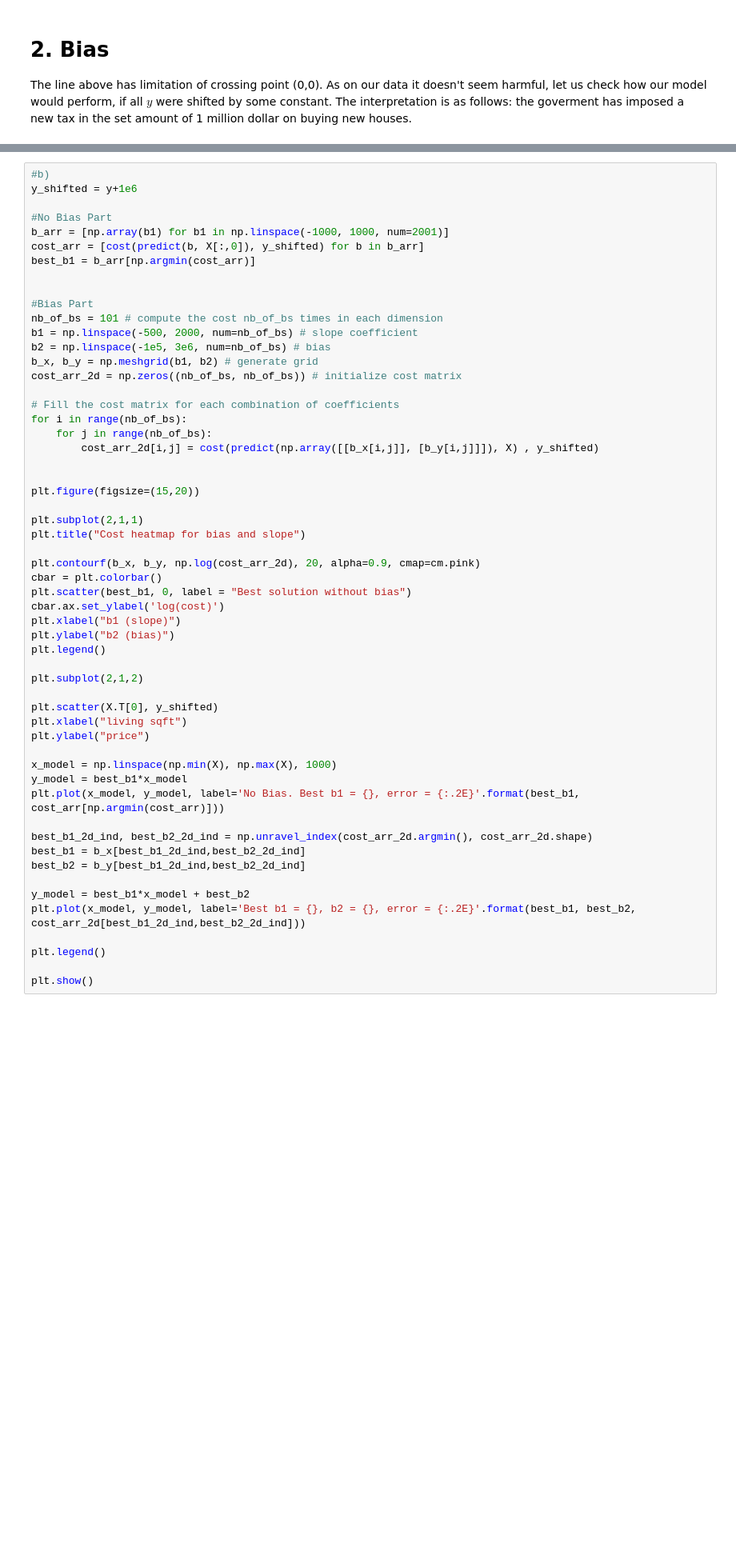
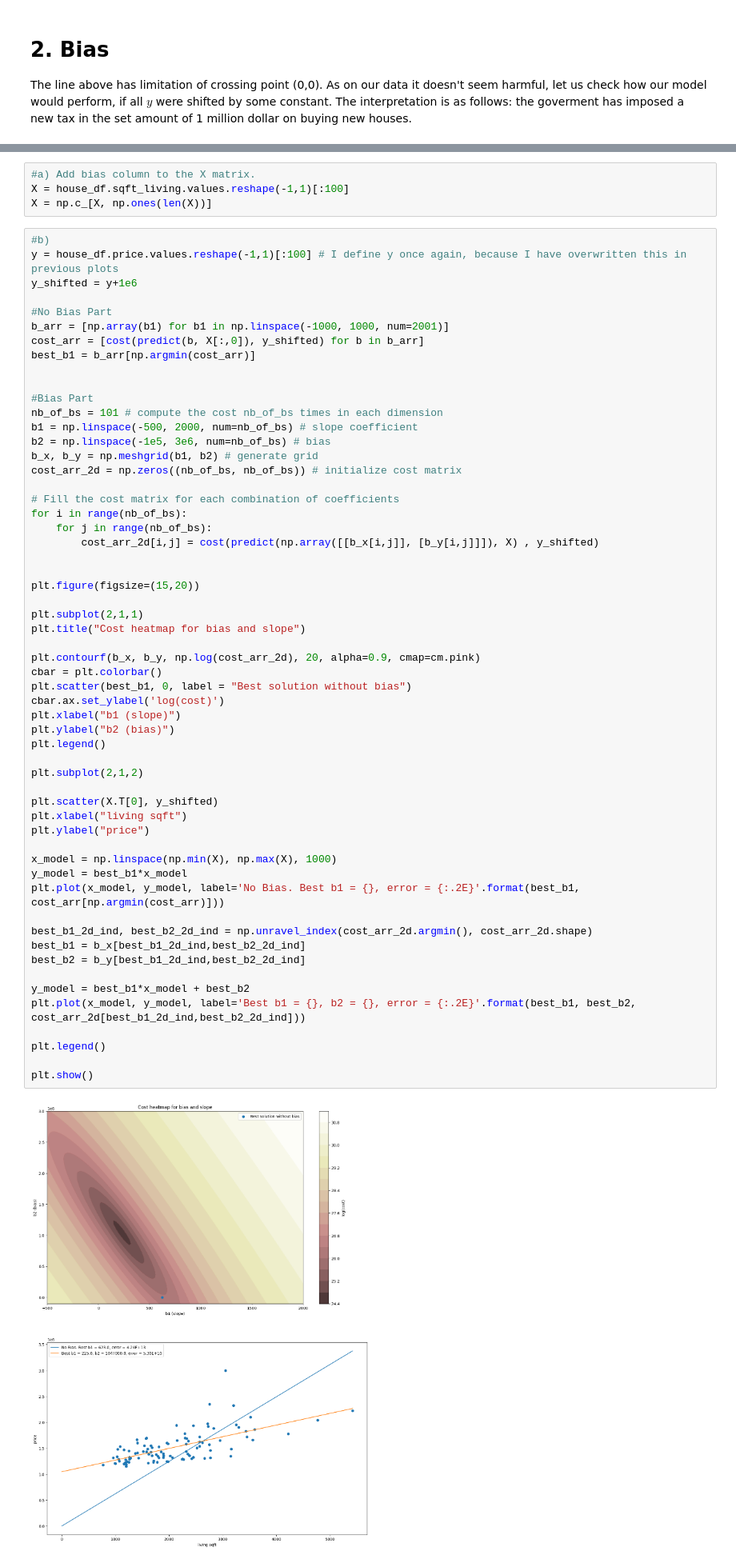
Before and after one commit to mawojcik/introduction_to_data_science, a Jupyter notebook: Lab_3/Assignment_3.ipynb, the cells around one changed output, grey strips where cells are left out. Shown at 80% size. Saved outputs shown, nothing was run; the diff lists cells and outputs as text; blank space fills up the shorter version.

```diff
--- a/Lab_3/Assignment_3.ipynb
+++ b/Lab_3/Assignment_3.ipynb
@@ -139,5 +134,10 @@ SyntaxError: invalid syntax (2385268629.py, line 2)
+# %%
+#a) Add bias column to the X matrix.
+X = house_df.sqft_living.values.reshape(-1,1)[:100]
+X = np.c_[X, np.ones(len(X))]
 # %%
 #b)
+y = house_df.price.values.reshape(-1,1)[:100] # I define y once again, because I have overwritten this in previous plots
 y_shifted = y+1e6
 
 #No Bias Part
@@ -165,33 +165,35 @@ plt.subplot(2,1,1)
 plt.title("Cost heatmap for bias and slope")
 
 plt.contourf(b_x, b_y, np.log(cost_arr_2d), 20, alpha=0.9, cmap=cm.pink)
 cbar = plt.colorbar()
 plt.scatter(best_b1, 0, label = "Best solution without bias")
 cbar.ax.set_ylabel('log(cost)')
 plt.xlabel("b1 (slope)")
 plt.ylabel("b2 (bias)")
 plt.legend()
 
 plt.subplot(2,1,2)
 
 plt.scatter(X.T[0], y_shifted)
 plt.xlabel("living sqft")
 plt.ylabel("price")
 
 x_model = np.linspace(np.min(X), np.max(X), 1000)
 y_model = best_b1*x_model
 plt.plot(x_model, y_model, label='No Bias. Best b1 = {}, error = {:.2E}'.format(best_b1, cost_arr[np.argmin(cost_arr)]))
 
 best_b1_2d_ind, best_b2_2d_ind = np.unravel_index(cost_arr_2d.argmin(), cost_arr_2d.shape)
 best_b1 = b_x[best_b1_2d_ind,best_b2_2d_ind]
 best_b2 = b_y[best_b1_2d_ind,best_b2_2d_ind]
 
 y_model = best_b1*x_model + best_b2
 plt.plot(x_model, y_model, label='Best b1 = {}, b2 = {}, error = {:.2E}'.format(best_b1, best_b2, cost_arr_2d[best_b1_2d_ind,best_b2_2d_ind]))
 
 plt.legend()
 
 plt.show()
+# %% [output]
+[figure, added]
 # %% [markdown]
 **Adding bias improved error by three orders of magnitude. Not bad!**
 # %% [markdown]
```
Also changed, not shown: parts of 1 cell of this notebook.
